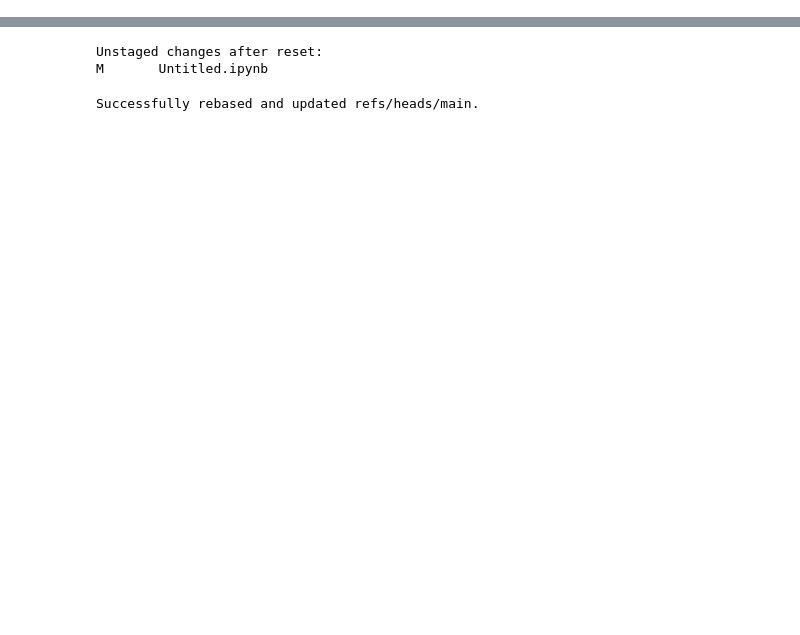
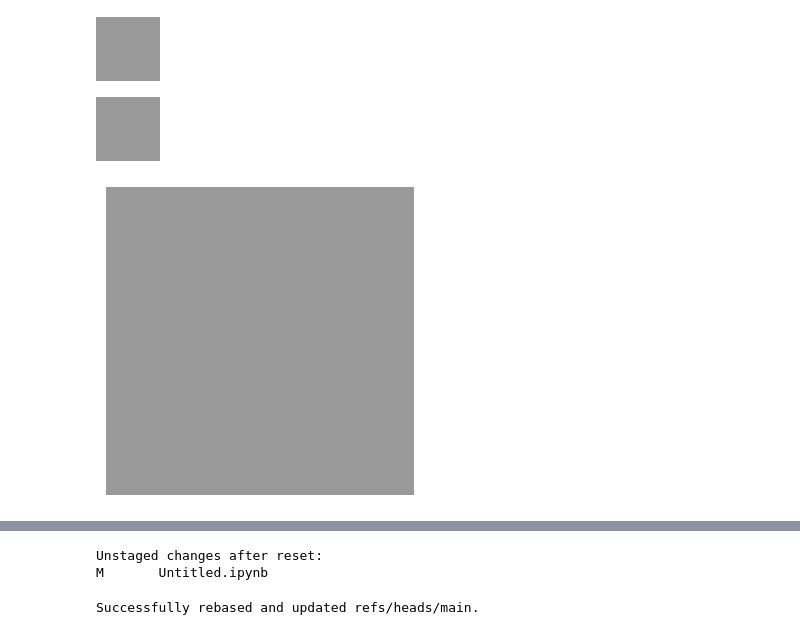
Before and after one commit to CodeSolutions2/learning_react, a Jupyter notebook: Untitled.ipynb, the cells around one changed output, grey strips where cells are left out. Cells and saved outputs as stored; diff of their text form; code cells hidden in the pictures; blank space fills up the shorter version.

```diff
--- a/Untitled.ipynb
+++ b/Untitled.ipynb
@@ -84,2 +81,13 @@ phrase: ☹
 [figure]
 [figure]
+# %%
+# Dark grey
+phrase = ''
+dict_font = {'fontsize': 20, 'startfromleft': 30, 'startfromtop': 100}
+save_img_name = "dark_grey"
+rgb_value = 153, 153, 153
+create_a_background(rgb_value, save_img_name, phrase, dict_font)
+# %% [output]
+[figure, added]
+[figure, added]
+[figure, added]
```
Also changed, not shown: parts of 13 cells of this notebook, 6 other files.
